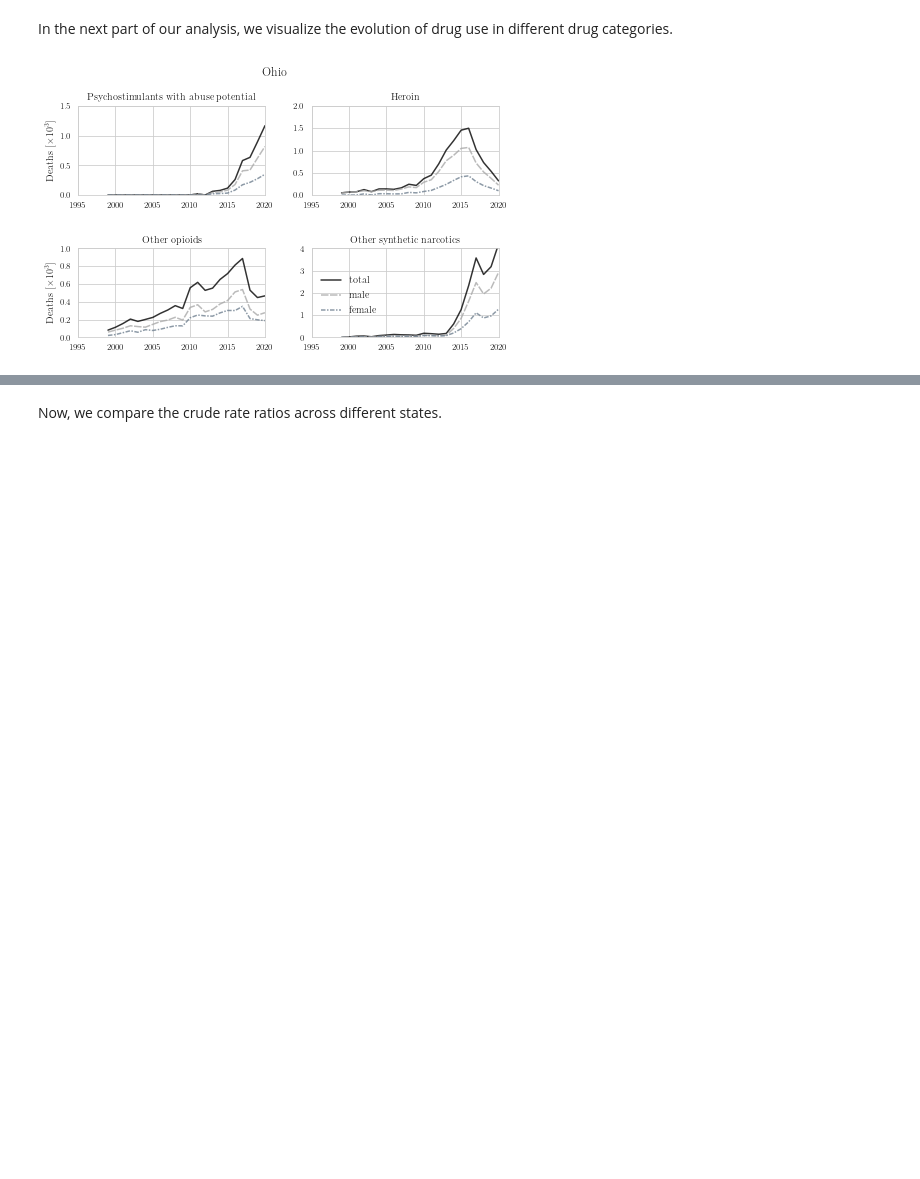
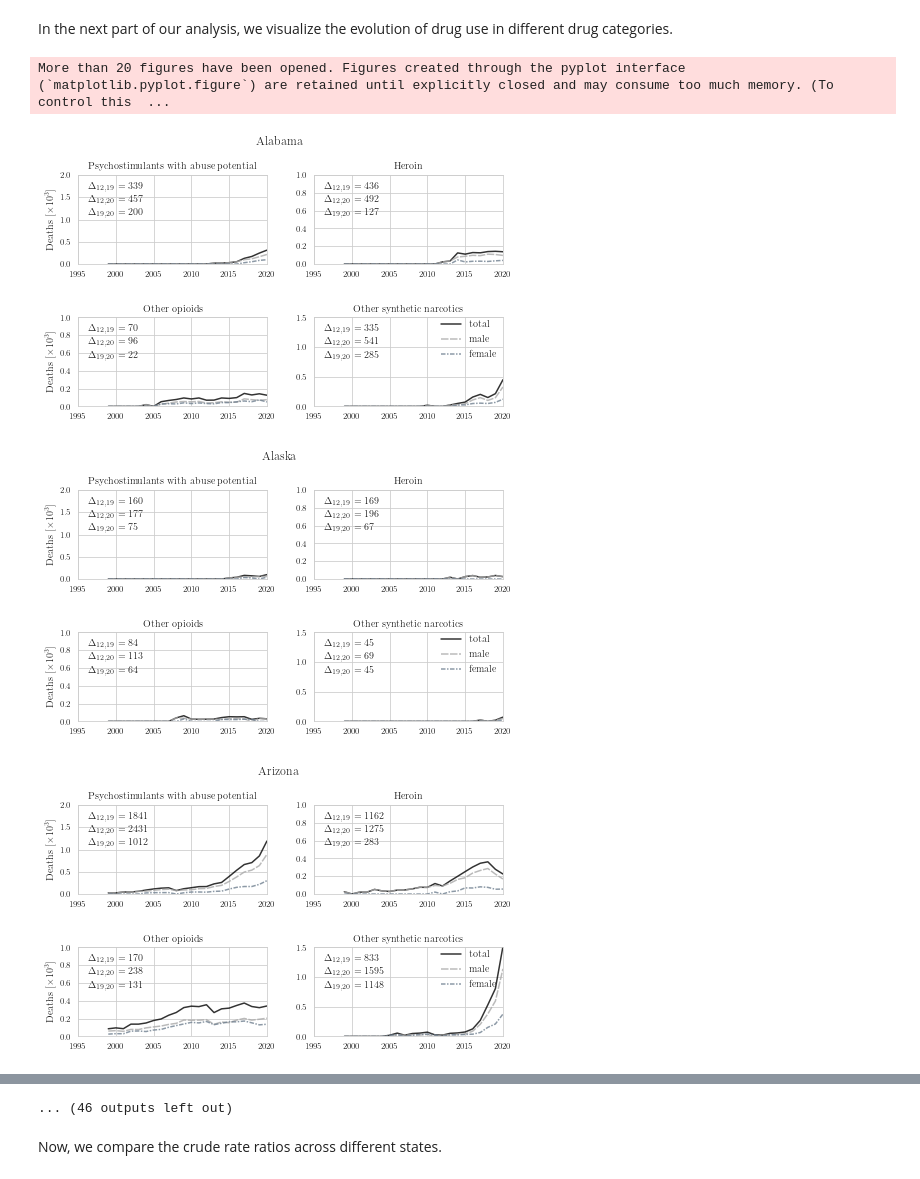
Before and after one commit to dorsogna/drugs, a Jupyter notebook: data_visualization.ipynb, the cells around one changed output, grey strips where cells are left out. Cells and saved outputs as stored; diff of their text form; code cells hidden in the pictures; blank space fills up the shorter version.

Commit message:
update evolution figure

```diff
--- a/data_visualization.ipynb
+++ b/data_visualization.ipynb
@@ -231,7 +231,24 @@ def extract_data(path,state,y,gender=0):
     except:
         return np.nan
 # %%
-for state in ["Ohio"]:#[x for x in us_state_to_abbrev.keys()]:
+delta_death_arr_T43_6_2012_2020 = []
+delta_death_arr_T43_6_2012_2019 = []
+delta_death_arr_T43_6_2019_2020 = []
+
+delta_death_arr_T40_1_2012_2020 = []
+delta_death_arr_T40_1_2012_2019 = []
+delta_death_arr_T40_1_2019_2020 = []
+
+delta_death_arr_T40_2_2012_2020 = []
+delta_death_arr_T40_2_2012_2019 = []
+delta_death_arr_T40_2_2019_2020 = []
+
+delta_death_arr_T40_4_2012_2020 = []
+delta_death_arr_T40_4_2012_2019 = []
+delta_death_arr_T40_4_2019_2020 = []
+
+sss = [x for x in us_state_to_abbrev.keys()]
+for state in sss:#[x for x in us_state_to_abbrev.keys()]:#["Texas"]:
 
     y_arr = [str(x) for x in np.arange(1999,2021)]
 
@@ -285,6 +302,22 @@ for state in ["Ohio"]:#[x for x in us_state_to_abbrev.keys()]:
     death_arr_T40_4_male = np.array(death_arr_T40_4_male)
     death_arr_T40_4_female = np.array(death_arr_T40_4_female)
 
+    delta_death_arr_T43_6_2012_2020.append(int(sum(death_arr_T43_6_male[-9:])-sum(death_arr_T43_6_female[-9:])))
+    delta_death_arr_T43_6_2012_2019.append(int(sum(death_arr_T43_6_male[-9:-1])-sum(death_arr_T43_6_female[-9:-1])))
+    delta_death_arr_T43_6_2019_2020.append(int(sum(death_arr_T43_6_male[-2:])-sum(death_arr_T43_6_female[-2:])))
+
+    delta_death_arr_T40_1_2012_2020.append(int(sum(death_arr_T40_1_male[-9:])-sum(death_arr_T40_1_female[-9:])))
+    delta_death_arr_T40_1_2012_2019.append(int(sum(death_arr_T40_1_male[-9:-1])-sum(death_arr_T40_1_female[-9:-1])))
+    delta_death_arr_T40_1_2019_2020.append(int(sum(death_arr_T40_1_male[-2:])-sum(death_arr_T40_1_female[-2:])))
+
+    delta_death_arr_T40_2_2012_2020.append(int(sum(death_arr_T40_2_male[-9:])-sum(death_arr_T40_2_female[-9:])))
+    delta_death_arr_T40_2_2012_2019.append(int(sum(death_arr_T40_2_male[-9:-1])-sum(death_arr_T40_2_female[-9:-1])))
+    delta_death_arr_T40_2_2019_2020.append(int(sum(death_arr_T40_2_male[-2:])-sum(death_arr_T40_2_female[-2:])))
+
+    delta_death_arr_T40_4_2012_2020.append(int(sum(death_arr_T40_4_male[-9:])-sum(death_arr_T40_4_female[-9:])))
+    delta_death_arr_T40_4_2012_2019.append(int(sum(death_arr_T40_4_male[-9:-1])-sum(death_arr_T40_4_female[-9:-1])))
+    delta_death_arr_T40_4_2019_2020.append(int(sum(death_arr_T40_4_male[-2:])-sum(death_arr_T40_4_female[-2:])))
+
     div = 1e3
     y_arr_float = [float(y) for y in y_arr]
 
@@ -293,40 +326,68 @@ for state in ["Ohio"]:#[x for x in us_state_to_abbrev.keys()]:
     fig.suptitle("%s"%state)
 
     ax[0,0].set_title(r"Psychostimulants with abuse potential",fontsize=10)
+    #ax[0,0].text(1995+25*0.03,0.88*1.5,r"(a)")
+    ax[0,0].text(0.05*25+1995,0.85*2,r"$\Delta_{12,19}=%d$"%delta_death_arr_T43_6_2012_2019[-1])
+    ax[0,0].text(0.05*25+1995,0.7*2,r"$\Delta_{12,20}=%d$"%delta_death_arr_T43_6_2012_2020[-1])
+    ax[0,0].text(0.05*25+1995,0.55*2,r"$\Delta_{19,20}=%d$"%delta_death_arr_T43_6_2019_2020[-1])
     ax[0,0].plot(y_arr_float, death_arr_T43_6/div,color="k",alpha=0.8)
     ax[0,0].plot(y_arr_float, death_arr_T43_6_male/div,color="DarkGrey",alpha=0.8,ls=(0, (5, 1)))
     ax[0,0].plot(y_arr_float, death_arr_T43_6_female/div,color="SlateGrey",alpha=0.8,ls=(0, (3, 1, 1, 1)))
     ax[0,0].set_xlim(1995,2020)
-    ax[0,0].set_ylim(0,1.5)#max(0.2,np.ceil(2*max(death_arr_T43_6)/div)/2))
+    ax[0,0].set_ylim(0,2)#max(0.2,np.ceil(2*max(death_arr_T43_6)/div)/2))
     ax[0,0].set_ylabel(r"Deaths [$\times 10^3$]")
 
     ax[0,1].set_title(r"Heroin",fontsize=10)
+    #ax[0,1].text(1995+25*0.03,0.88*2,r"(b)")
+    ax[0,1].text(0.05*25+1995,0.85*1,r"$\Delta_{12,19}=%d$"%delta_death_arr_T40_1_2012_2019[-1])
+    ax[0,1].text(0.05*25+1995,0.7*1,r"$\Delta_{12,20}=%d$"%delta_death_arr_T40_1_2012_2020[-1])
+    ax[0,1].text(0.05*25+1995,0.55*1,r"$\Delta_{19,20}=%d$"%delta_death_arr_T40_1_2019_2020[-1])
     ax[0,1].plot(y_arr_float, death_arr_T40_1/div,color="k",alpha=0.8)
     ax[0,1].plot(y_arr_float, death_arr_T40_1_male/div,color="DarkGrey",alpha=0.8,ls=(0, (5, 1)))
     ax[0,1].plot(y_arr_float, death_arr_T40_1_female/div,color="SlateGrey",alpha=0.8,ls=(0, (3, 1, 1, 1)))
     ax[0,1].set_xlim(1995,2020)
-    ax[0,1].set_ylim(0,2)#max(0.2,np.ceil(2*max(death_arr_T40_1)/div)/2))
+    ax[0,1].set_ylim(0,1)#max(0.2,np.ceil(2*max(death_arr_T40_1)/div)/2))
 
     ax[1,0].set_title(r"Other opioids",fontsize=10)
+    #ax[1,0].text(1995+25*0.03,0.88*1,r"(c)")
+    ax[1,0].text(0.05*25+1995,0.85*1,r"$\Delta_{12,19}=%d$"%delta_death_arr_T40_2_2012_2019[-1])
+    ax[1,0].text(0.05*25+1995,0.7*1,r"$\Delta_{12,20}=%d$"%delta_death_arr_T40_2_2012_2020[-1])
+    ax[1,0].text(0.05*25+1995,0.55*1,r"$\Delta_{19,20}=%d$"%delta_death_arr_T40_2_2019_2020[-1])
     ax[1,0].plot(y_arr_float, death_arr_T40_2/div,color="k",alpha=0.8)
     ax[1,0].plot(y_arr_float, death_arr_T40_2_male/div,color="DarkGrey",alpha=0.8,ls=(0, (5, 1)))
     ax[1,0].plot(y_arr_float, death_arr_T40_2_female/div,color="SlateGrey",alpha=0.8,ls=(0, (3, 1, 1, 1)))
     ax[1,0].set_xlim(1995,2020)
     ax[1,0].set_ylim(0,1)#max(0.2,np.ceil(2*max(death_arr_T40_2)/div)/2))
     ax[1,0].set_ylabel(r"Deaths [$\times 10^3$]")
 
     ax[1,1].set_title(r"Other synthetic narcotics",fontsize=10)
+    #ax[1,1].text(1995+25*0.03,0.88*5,r"(d)")
+    ax[1,1].text(0.05*25+1995,0.85*1.5,r"$\Delta_{12,19}=%d$"%delta_death_arr_T40_4_2012_2019[-1])
+    ax[1,1].text(0.05*25+1995,0.7*1.5,r"$\Delta_{12,20}=%d$"%delta_death_arr_T40_4_2012_2020[-1])
+    ax[1,1].text(0.05*25+1995,0.55*1.5,r"$\Delta_{19,20}=%d$"%delta_death_arr_T40_4_2019_2020[-1])
     ax[1,1].plot(y_arr_float, death_arr_T40_4/div,color="k",alpha=0.8,label=r"total")
     ax[1,1].plot(y_arr_float, death_arr_T40_4_male/div,color="DarkGrey",alpha=0.8,ls=(0, (5, 1)),label=r"male")
     ax[1,1].plot(y_arr_float, death_arr_T40_4_female/div,color="SlateGrey",alpha=0.8,ls=(0, (3, 1, 1, 1)),label=r"female")
     ax[1,1].set_xlim(1995,2020)
-    ax[1,1].set_ylim(0,4)#max(0.2,np.ceil(2*max(death_arr_T40_4)/div)/2))
-    ax[1,1].legend(loc=(0.03,0.2),frameon=False)
+    ax[1,1].set_ylim(0,1.5)#max(0.2,np.ceil(2*max(death_arr_T40_4)/div)/2))
+    ax[1,1].legend(loc=(0.65,0.48),frameon=False,ncol=1)
 
     plt.tight_layout()
     plt.subplots_adjust(hspace=0.6,wspace=0.25)
 
-    plt.savefig("drug_use_evolution/%s_multipanel.svg"%state,dpi=300)
-    plt.show()
+    #plt.savefig("drug_use_evolution/%s_multipanel.svg"%state,dpi=300)
+    #plt.show()
+
+np.savetxt("overdose_evolution_deltas.csv",np.c_[sss,delta_death_arr_T43_6_2012_2020,delta_death_arr_T43_6_2012_2019,delta_death_arr_T43_6_2019_2020,
+                   delta_death_arr_T40_1_2012_2020,delta_death_arr_T40_1_2012_2019,delta_death_arr_T40_1_2019_2020,
+                   delta_death_arr_T40_2_2012_2020,delta_death_arr_T40_2_2012_2019,delta_death_arr_T40_2_2019_2020,
+                   delta_death_arr_T40_4_2012_2020,delta_death_arr_T40_4_2012_2019,delta_death_arr_T40_4_2019_2020],fmt="%s",delimiter=",",
+                   header="state,delta T43_6_2012_2020,delta T43_6_2012_2019,delta T43_6_2019_2020, \
+                   delta T40_1_2012_2020,delta T40_1_2012_2019,delta T40_1_2019_2020, \
+                   delta T40_2_2012_2020,delta T40_2_2012_2019,delta T40_2_2019_2020, \
+                   delta T40_4_2012_2020,delta T40_4_2012_2019,delta T40_4_2019_2020")
 # %% [output]
+More than 20 figures have been opened. Figures created through the pyplot interface (`matplotlib.pyplot.figure`) are retained until explicitly closed and may consume too much memory. (To control this  ...
-[figure, old version]
+[figure, new version]
+[figure, added]
+[figure, added]
@@ -333,3 +402,4 @@ for state in ["Ohio"]:#[x for x in us_state_to_abbrev.keys()]:
+... (46 outputs left out)
 # %% [markdown]
 Now, we compare the crude rate ratios across different states.
 # %%
```
Also changed, not shown: parts of 6 cells of this notebook, 21 other files.
